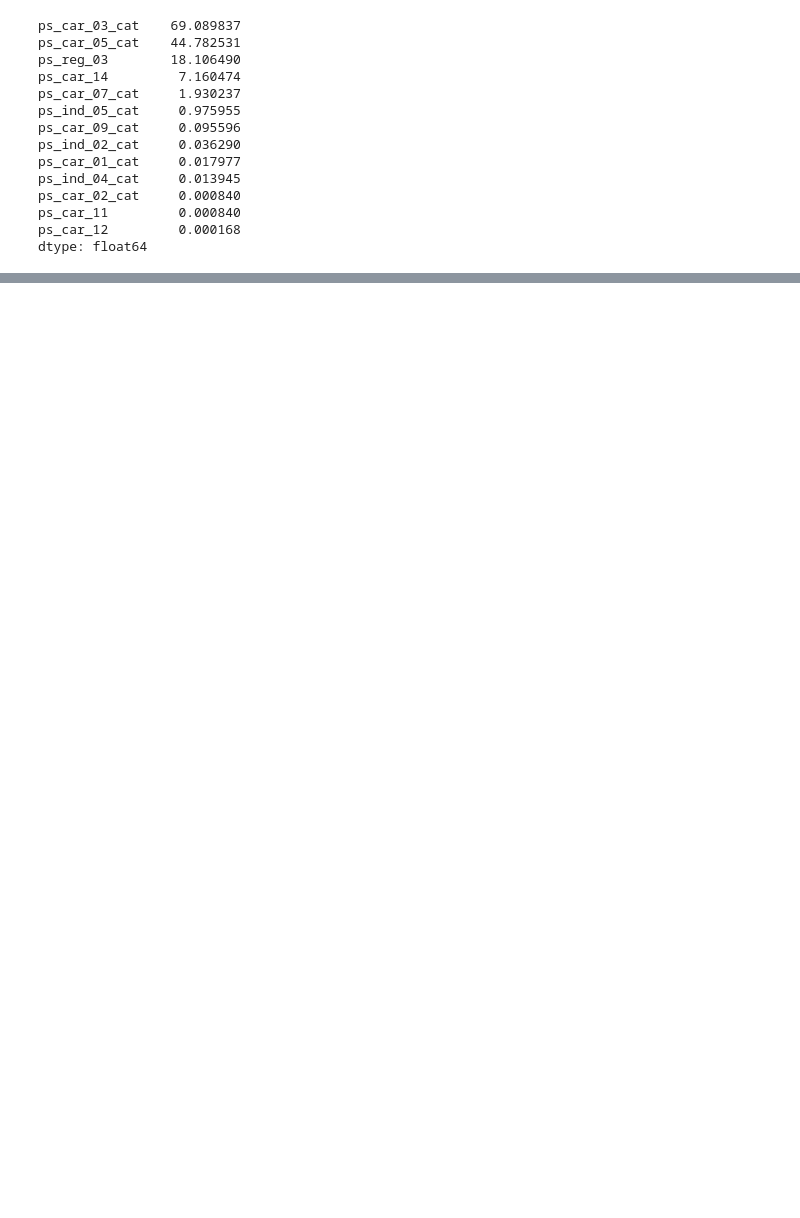
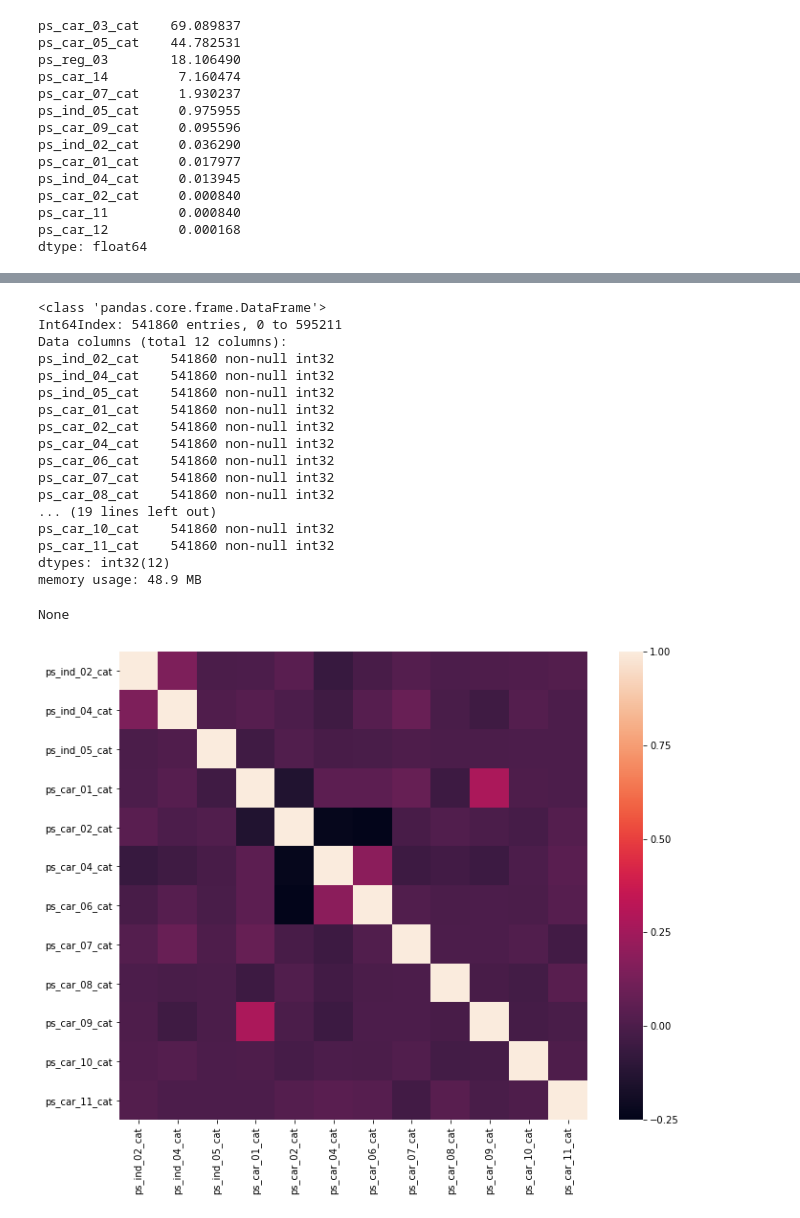
Before and after one commit to Jydago/PortoDriverPrediction, a Jupyter notebook: python/first_analysis.ipynb, the cells around one changed output, grey strips where cells are left out. Drawn from its saved outputs; the diff is of its cells as text; code cells hidden in the pictures; blank space fills up the shorter version.

```diff
--- a/python/first_analysis.ipynb
+++ b/python/first_analysis.ipynb
@@ -115,0 +100,4 @@ memory usage: 235.6 MB
+# %%
+for col in cate_cols:
+    bob = df_dropped[[col, 'target']].groupby([col], as_index=False).count().sort_values(by='target', ascending=False)
+    display(df_dropped[[col, 'target']].groupby([col], as_index=False).count().sort_values(by='target', ascending=False) / df_dropped.shape[0])
@@ -115,0 +199,27 @@ memory usage: 235.6 MB
+# %%
+#correlation matrix
+corrmat = df_cate.corr()
+f, ax = plt.subplots(figsize=(12, 9))
+sns.heatmap(corrmat, square=True);
+print(bob.info())
+display(df_cate.info())
+# %% [output]
+<class 'pandas.core.frame.DataFrame'>
+Int64Index: 541860 entries, 0 to 595211
+Data columns (total 12 columns):
+ps_ind_02_cat    541860 non-null int32
+ps_ind_04_cat    541860 non-null int32
+ps_ind_05_cat    541860 non-null int32
+ps_car_01_cat    541860 non-null int32
+ps_car_02_cat    541860 non-null int32
+ps_car_04_cat    541860 non-null int32
+ps_car_06_cat    541860 non-null int32
+ps_car_07_cat    541860 non-null int32
+ps_car_08_cat    541860 non-null int32
+... (19 lines left out)
+ps_car_10_cat    541860 non-null int32
+ps_car_11_cat    541860 non-null int32
+dtypes: int32(12)
+memory usage: 48.9 MB
+None
+[figure, added]
```
Also changed, not shown: parts of 10 cells of this notebook, 2 other files.
